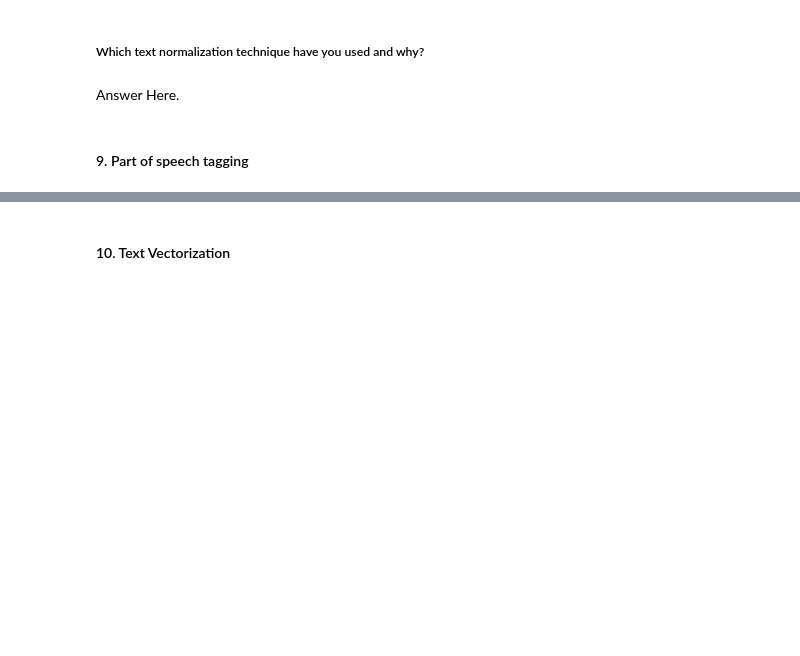
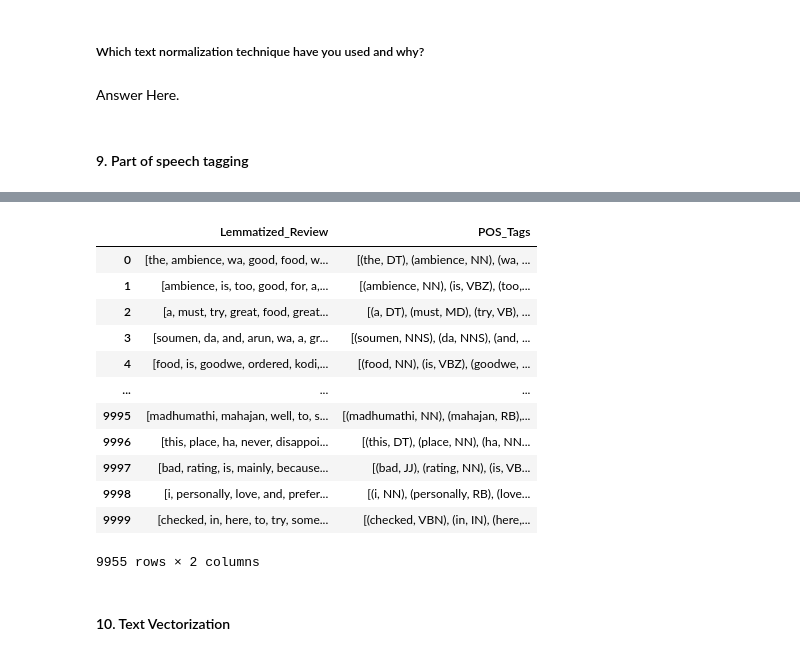
Before and after one commit to Manoharjha333/Zomato-Restaurant-Clustering-And-Sentiment-Analysis, a Jupyter notebook: Zomato_Restaurant_Clustering_And_Sentiment_Analysis.ipynb, the cells around one changed output, grey strips where cells are left out. Saved outputs shown, nothing was run; the diff lists cells and outputs as text; code cells hidden in the pictures; blank space fills up the shorter version.

```diff
--- a/Zomato_Restaurant_Clustering_And_Sentiment_Analysis.ipynb
+++ b/Zomato_Restaurant_Clustering_And_Sentiment_Analysis.ipynb
@@ -1724,0 +1774,21 @@ Answer Here.
+# %%
+# POS Taging
+import nltk
+from nltk.tokenize import word_tokenize
+nltk.download('punkt')  # Download the required resource for word_tokenize
+nltk.download('averaged_perceptron_tagger')  # Download the POS tagger model
+
+# Assuming 'Review' column contains the lemmatized reviews
+lemmatized_reviews = review['Lemmatized_Review']
+
+# Function for POS tagging
+def pos_tagging(tokens):
+    pos_tags = nltk.pos_tag(tokens)
+    return pos_tags
+
+# Apply POS tagging to the lemmatized reviews
+review['POS_Tags'] = lemmatized_reviews.apply(pos_tagging)
+
+# Display the DataFrame with POS tags
+review[['Lemmatized_Review', 'POS_Tags']]
+# %% [output]
@@ -1725,2 +1800,15 @@ Answer Here.
+|  | Lemmatized_Review | POS_Tags |
+| 0 | [the, ambience, wa, good, food, w... | [(the, DT), (ambience, NN), (wa, ... |
+| 1 | [ambience, is, too, good, for, a,... | [(ambience, NN), (is, VBZ), (too,... |
+| 2 | [a, must, try, great, food, great... | [(a, DT), (must, MD), (try, VB), ... |
+| 3 | [soumen, da, and, arun, wa, a, gr... | [(soumen, NNS), (da, NNS), (and, ... |
+| 4 | [food, is, goodwe, ordered, kodi,... | [(food, NN), (is, VBZ), (goodwe, ... |
+| ... | ... | ... |
+| 9995 | [madhumathi, mahajan, well, to, s... | [(madhumathi, NN), (mahajan, RB),... |
+| 9996 | [this, place, ha, never, disappoi... | [(this, DT), (place, NN), (ha, NN... |
+| 9997 | [bad, rating, is, mainly, because... | [(bad, JJ), (rating, NN), (is, VB... |
+| 9998 | [i, personally, love, and, prefer... | [(i, NN), (personally, RB), (love... |
+| 9999 | [checked, in, here, to, try, some... | [(checked, VBN), (in, IN), (here,... |
+9955 rows × 2 columns
 # %% [markdown]
 #### 10. Text Vectorization
```
Also changed, not shown: parts of 12 cells of this notebook.
